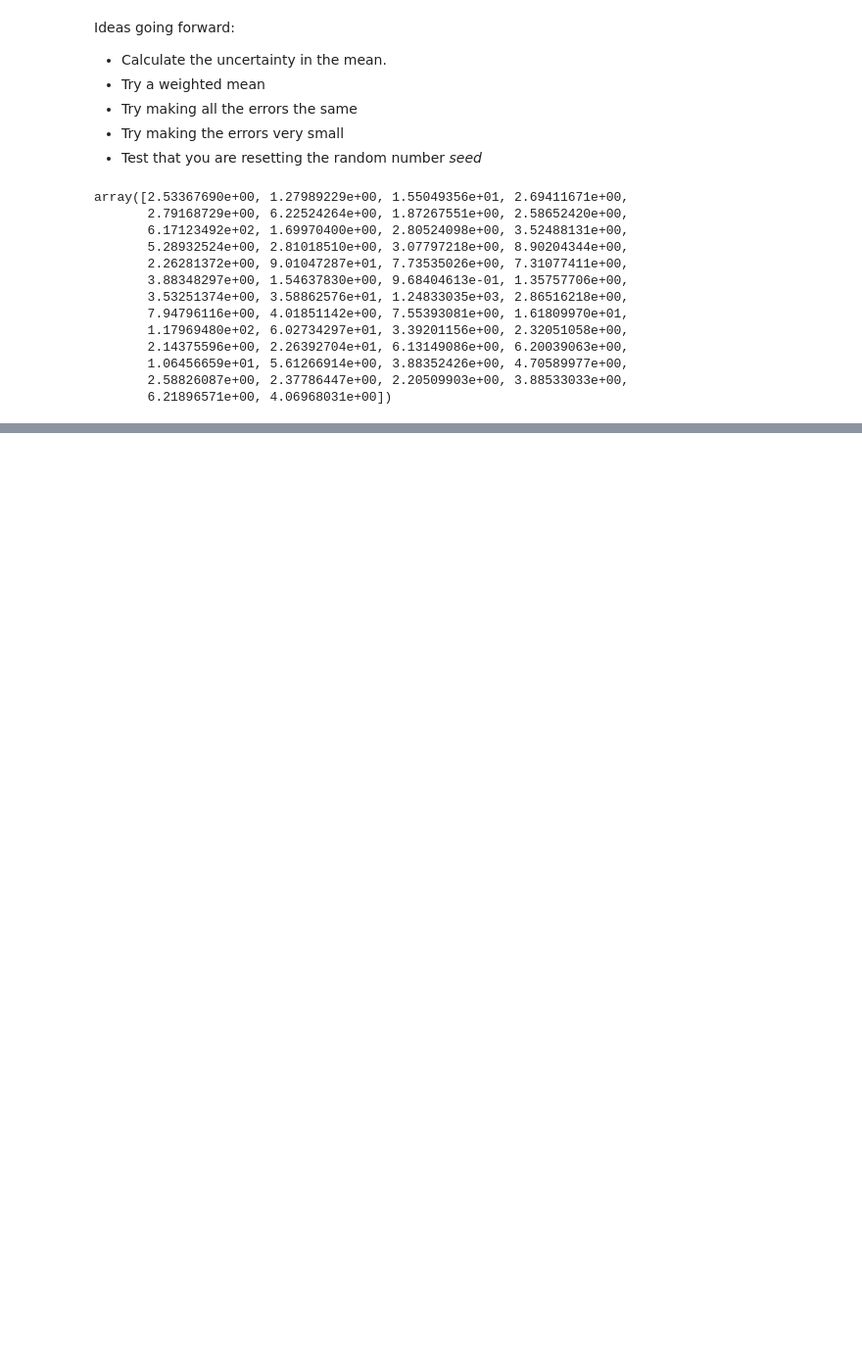
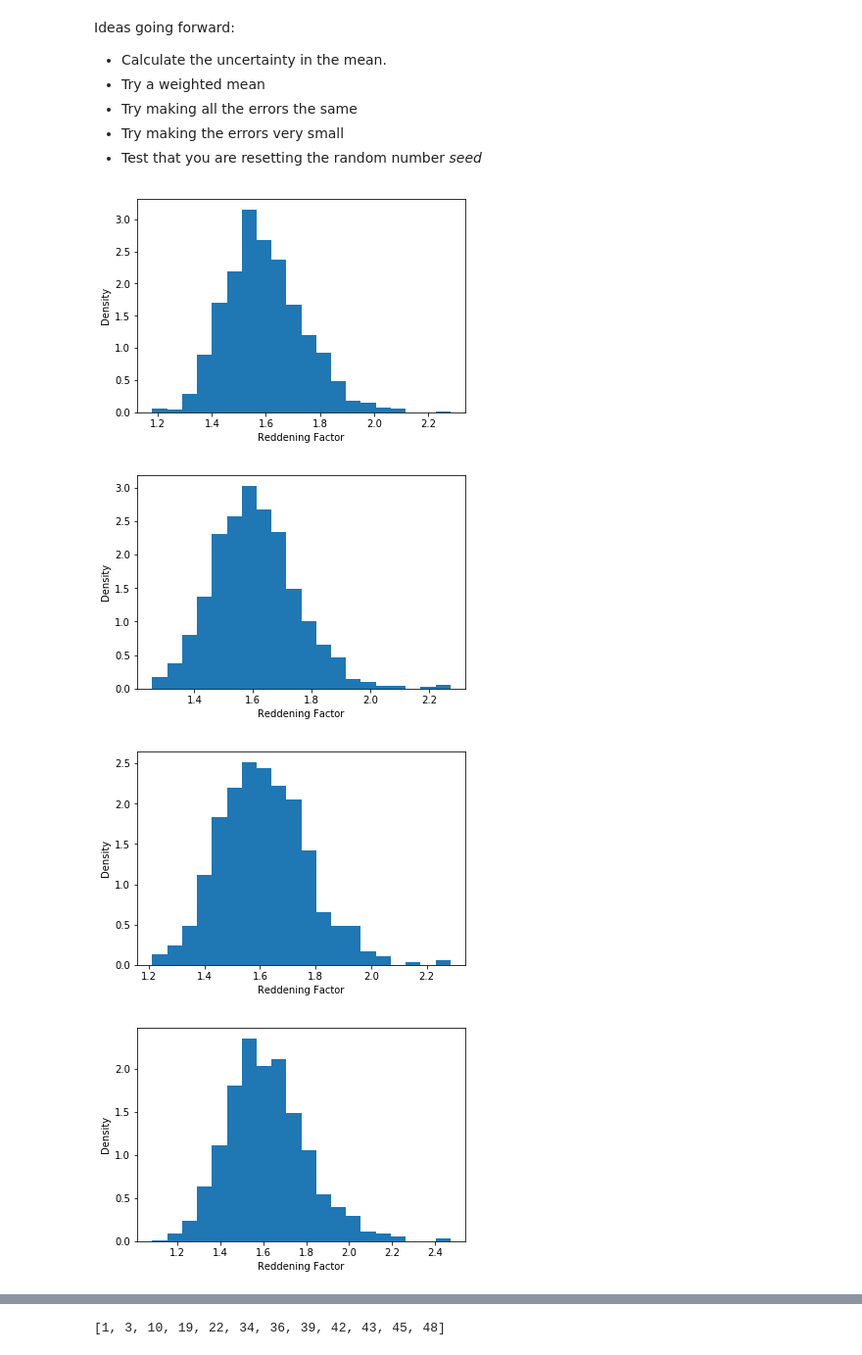
Before and after one commit to shumans/R-uncertainty, a Jupyter notebook: MonteCarloModeling.ipynb, the cells around one changed output, grey strips where cells are left out. Shown at 98% size. Cells and saved outputs as stored; diff of their text form; code cells hidden in the pictures; blank space fills up the shorter version.

```diff
--- a/MonteCarloModeling.ipynb
+++ b/MonteCarloModeling.ipynb
@@ -100,19 +101,24 @@ exp = 1000 * exp
 
 #Now calculate the Chi^2 values:
 chi2 = np.sum(( (counts - exp)**2 / exp), axis=1)
-# %%
-chi2/numBins
-# %% [output]
-array([2.53367690e+00, 1.27989229e+00, 1.55049356e+01, 2.69411671e+00,
-       2.79168729e+00, 6.22524264e+00, 1.87267551e+00, 2.58652420e+00,
-       6.17123492e+02, 1.69970400e+00, 2.80524098e+00, 3.52488131e+00,
-       5.28932524e+00, 2.81018510e+00, 3.07797218e+00, 8.90204344e+00,
-       2.26281372e+00, 9.01047287e+01, 7.73535026e+00, 7.31077411e+00,
-       3.88348297e+00, 1.54637830e+00, 9.68404613e-01, 1.35757706e+00,
-       3.53251374e+00, 3.58862576e+01, 1.24833035e+03, 2.86516218e+00,
-       7.94796116e+00, 4.01851142e+00, 7.55393081e+00, 1.61809970e+01,
-       1.17969480e+02, 6.02734297e+01, 3.39201156e+00, 2.32051058e+00,
-       2.14375596e+00, 2.26392704e+01, 6.13149086e+00, 6.20039063e+00,
-       1.06456659e+01, 5.61266914e+00, 3.88352426e+00, 4.70589977e+00,
-       2.58826087e+00, 2.37786447e+00, 2.20509903e+00, 3.88533033e+00,
-       6.21896571e+00, 4.06968031e+00])
+# %%
+#Plotting data sets with large Chi^2; looking for outliers
+red_chi2 = chi2/numBins
+
+dataToCheck = []
+for i in range(len(chi2)):
+    if red_chi2[i] > 10:
+        dataToCheck.append(i)
+
+for i in dataToCheck:
+    plt.hist(R_vals[i], Bins[i], density=True)
+    plt.xlabel("Reddening Factor")
+    plt.ylabel("Density")
+    plt.show()
+
+dataToCheck
+# %% [output]
+[figure, added]
+[figure, added]
+[figure, added]
+[figure, added]
@@ -118,0 +133 @@ array([2.53367690e+00, 1.27989229e+00, 1.55049356e+01, 2.69411671e+00,
+[1, 3, 10, 19, 22, 34, 36, 39, 42, 43, 45, 48]
```
Also changed, not shown: parts of 2 cells of this notebook.
